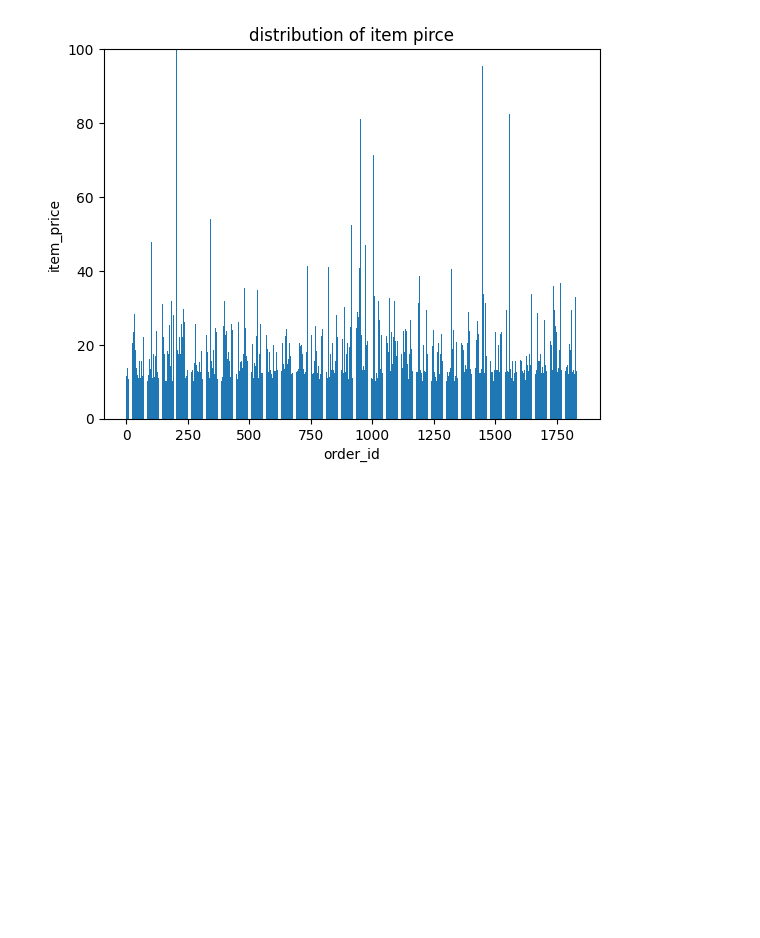
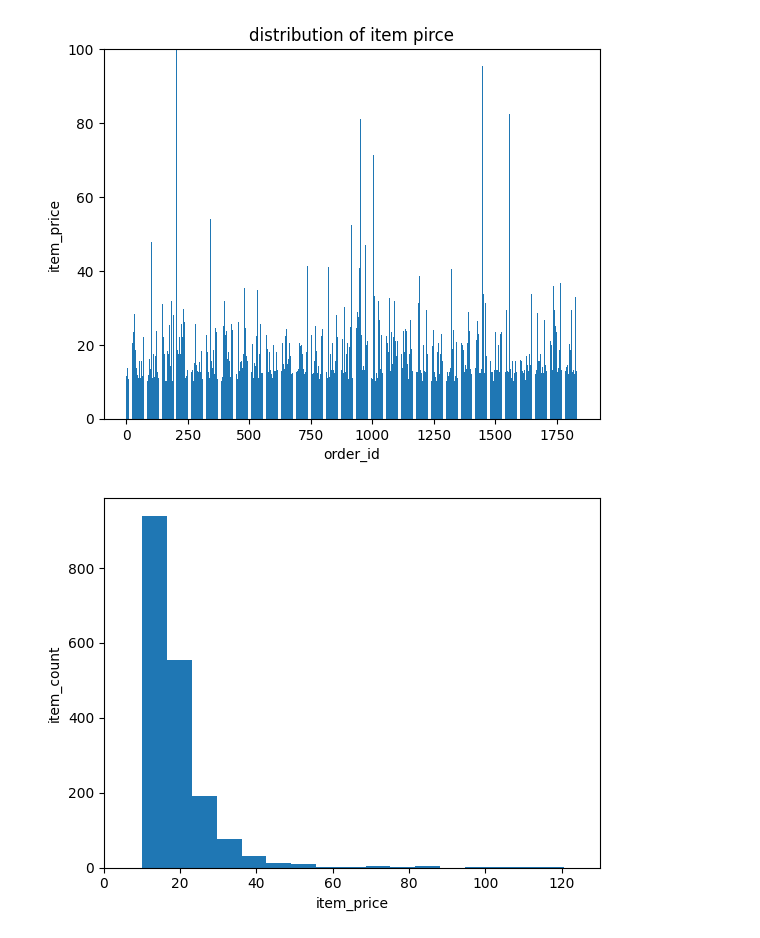
Before and after one commit to citybayern/gigehakshp, a Jupyter notebook: 0327기계.ipynb, the cells around one changed output. Drawn from its saved outputs; the diff is of its cells as text; code cells hidden in the pictures; blank space fills up the shorter version.

```diff
--- a/0327기계.ipynb
+++ b/0327기계.ipynb
@@ -527,0 +526,9 @@ plt.show()
+# %%
+##사주차 과제
+plt.hist(item_price,bins=30)
+plt.xlim([0,130])
+plt.xlabel('item_price')
+plt.ylabel('item_count')
+plt.show()
+# %% [output]
+[figure, added]
```
Also changed, not shown: parts of 1 cell of this notebook.
